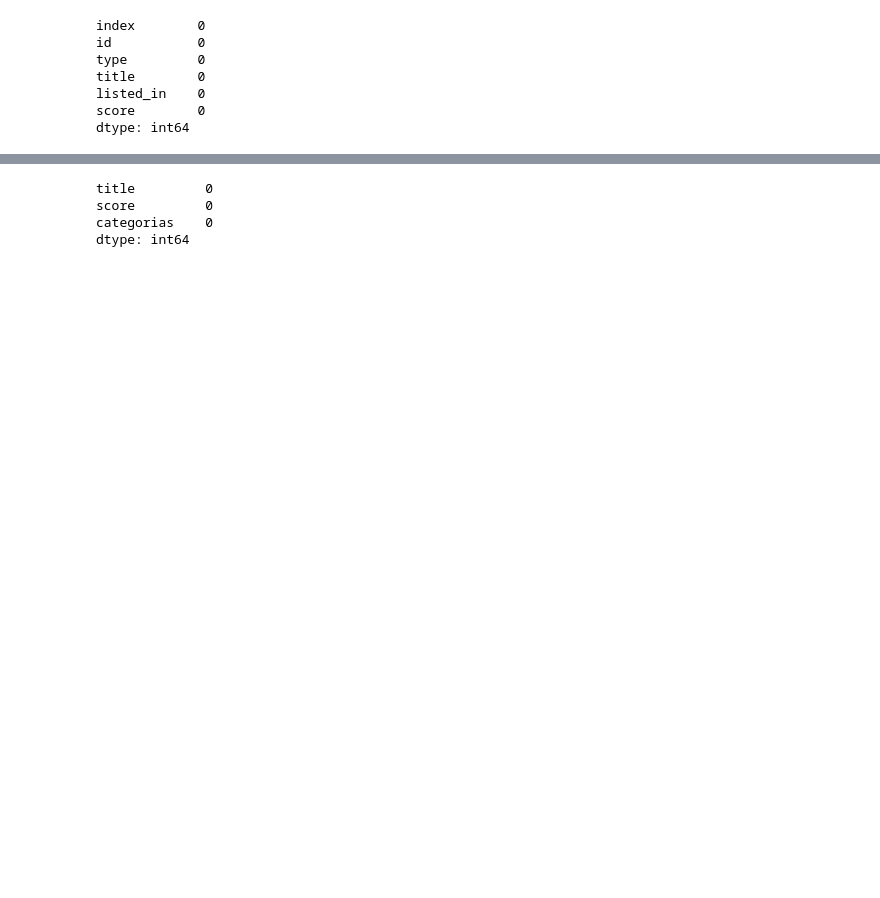
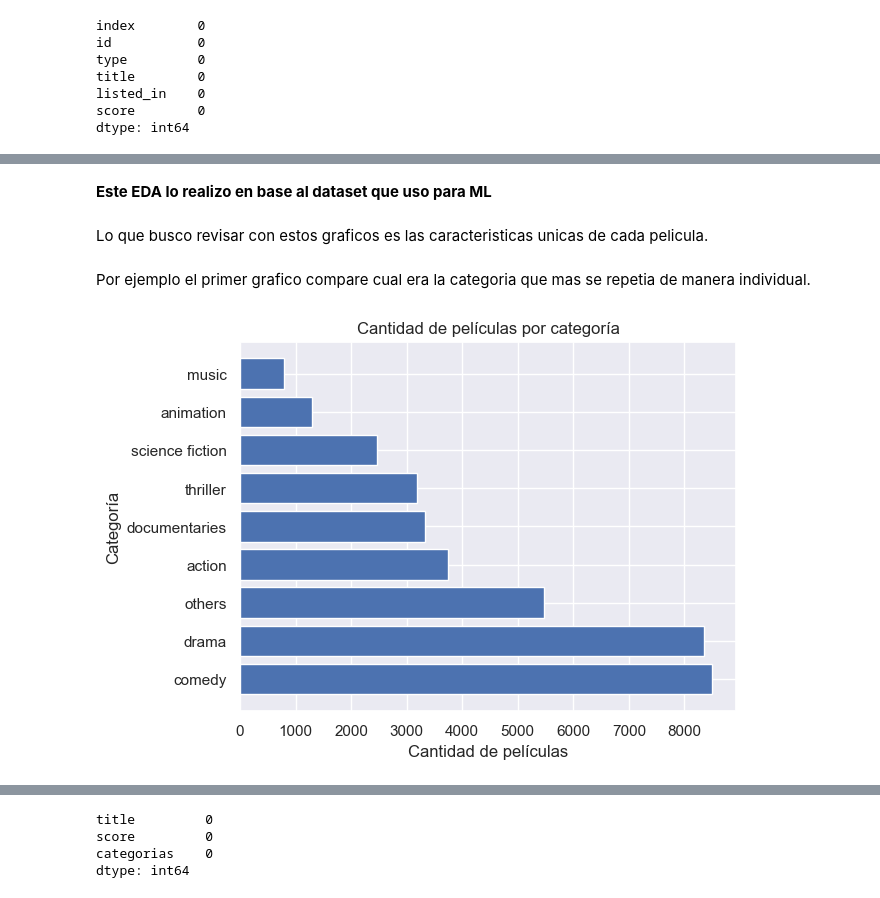
Before and after one commit to HernanCampo/Proyecto-plataformas, a Jupyter notebook: ML(coseno).ipynb, the cells around one changed output, grey strips where cells are left out. Saved outputs shown, nothing was run; the diff lists cells and outputs as text; code cells hidden in the pictures; blank space fills up the shorter version.

```diff
--- a/ML(coseno).ipynb
+++ b/ML(coseno).ipynb
@@ -195,0 +269,19 @@ df_corr
+# %% [markdown]
+<b>Este EDA lo realizo en base al dataset que uso para ML<b>
+# %% [markdown]
+Lo que busco revisar con estos graficos es las caracteristicas unicas de cada pelicula.
+# %% [markdown]
+Por ejemplo el primer grafico compare cual era la categoria que mas se repetia de manera individual.
+# %%
+df1 = df_corr
+df1['categorias_list'] = df1['categorias'].str.split(',')
+df_exploded = df1.explode('categorias_list')
+
+categorias_count = df_exploded['categorias_list'].value_counts()
+plt.barh(categorias_count.index, categorias_count.values)
+plt.title("Cantidad de películas por categoría")
+plt.xlabel("Cantidad de películas")
+plt.ylabel("Categoría")
+plt.show()
+# %% [output]
+[figure, added]
```
Also changed, not shown: parts of 63 cells of this notebook, 2 other files.
